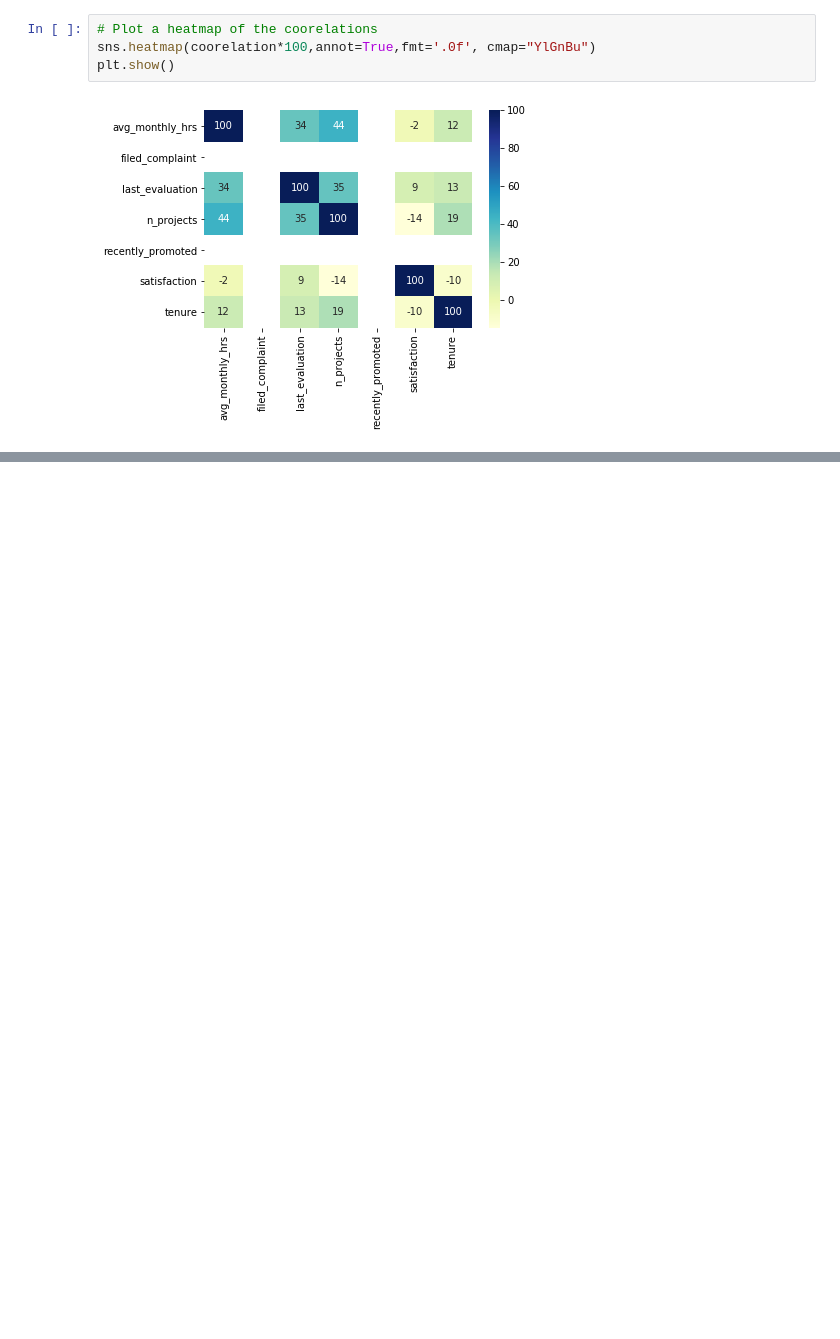
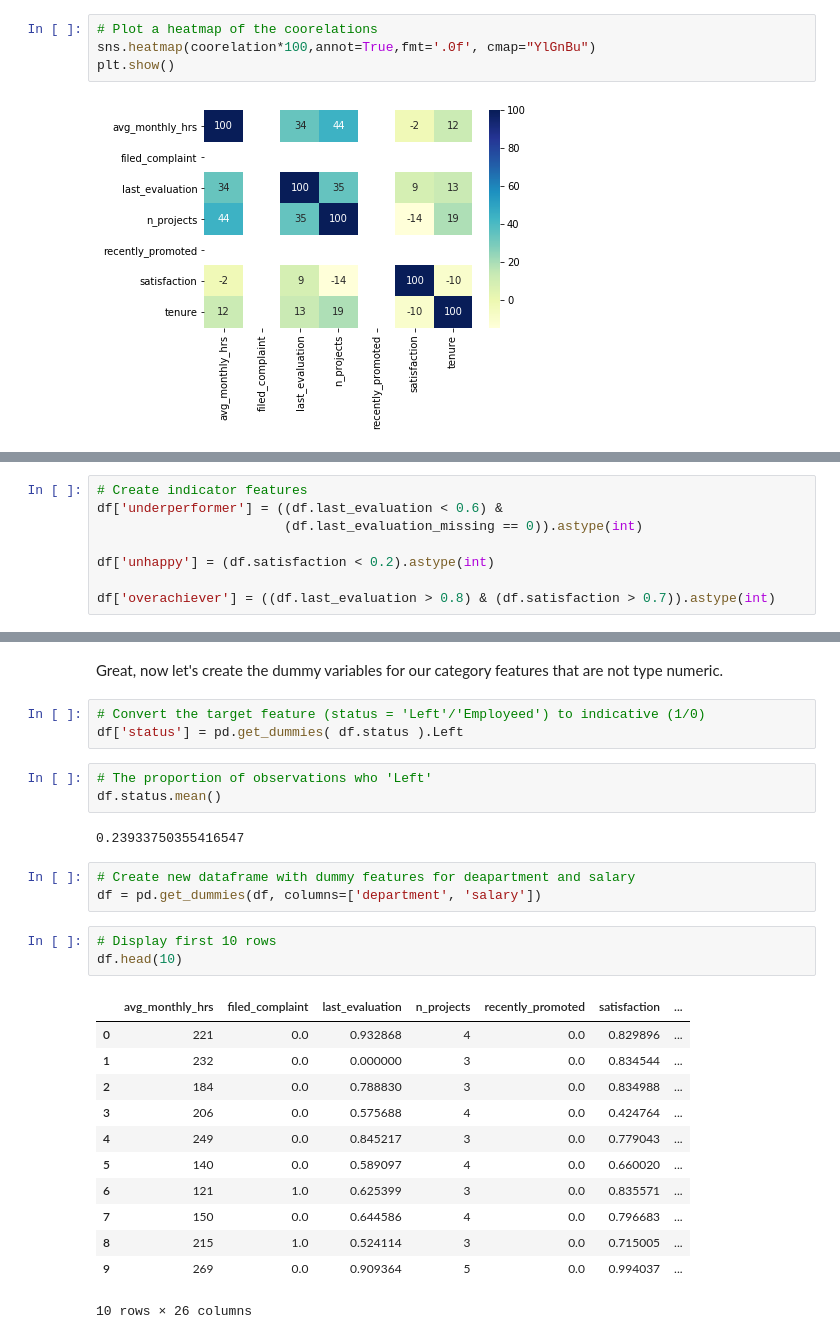
Before and after one commit to saedhussain/DS_Employee_Retention, a Jupyter notebook: Employee Retention.ipynb, the cells around one changed output, grey strips where cells are left out. Cells and saved outputs as stored; diff of their text form; blank space fills up the shorter version.

```diff
--- a/Employee Retention.ipynb
+++ b/Employee Retention.ipynb
@@ -166,0 +310,8 @@ plt.show()
+# %%
+# Create indicator features
+df['underperformer'] = ((df.last_evaluation < 0.6) &
+                        (df.last_evaluation_missing == 0)).astype(int)
+
+df['unhappy'] = (df.satisfaction < 0.2).astype(int)
+
+df['overachiever'] = ((df.last_evaluation > 0.8) & (df.satisfaction > 0.7)).astype(int)
@@ -166,0 +326,29 @@ plt.show()
+# %% [markdown]
+Great, now let's create the dummy variables for our category features that are not type numeric.
+# %%
+# Convert the target feature (status = 'Left'/'Employeed') to indicative (1/0)
+df['status'] = pd.get_dummies( df.status ).Left
+# %%
+# The proportion of observations who 'Left'
+df.status.mean()
+# %% [output]
+0.23933750355416547
+# %%
+# Create new dataframe with dummy features for deapartment and salary
+df = pd.get_dummies(df, columns=['department', 'salary'])
+# %%
+# Display first 10 rows
+df.head(10)
+# %% [output]
+|  | avg_monthly_hrs | filed_complaint | last_evaluation | n_projects | recently_promoted | satisfaction | ... |
+| 0 | 221 | 0.0 | 0.932868 | 4 | 0.0 | 0.829896 | ... |
+| 1 | 232 | 0.0 | 0.000000 | 3 | 0.0 | 0.834544 | ... |
+| 2 | 184 | 0.0 | 0.788830 | 3 | 0.0 | 0.834988 | ... |
+| 3 | 206 | 0.0 | 0.575688 | 4 | 0.0 | 0.424764 | ... |
+| 4 | 249 | 0.0 | 0.845217 | 3 | 0.0 | 0.779043 | ... |
+| 5 | 140 | 0.0 | 0.589097 | 4 | 0.0 | 0.660020 | ... |
+| 6 | 121 | 1.0 | 0.625399 | 3 | 0.0 | 0.835571 | ... |
+| 7 | 150 | 0.0 | 0.644586 | 4 | 0.0 | 0.796683 | ... |
+| 8 | 215 | 1.0 | 0.524114 | 3 | 0.0 | 0.715005 | ... |
+| 9 | 269 | 0.0 | 0.909364 | 5 | 0.0 | 0.994037 | ... |
+10 rows × 26 columns
```
Also changed, not shown: parts of 23 cells of this notebook, 1 other file.
